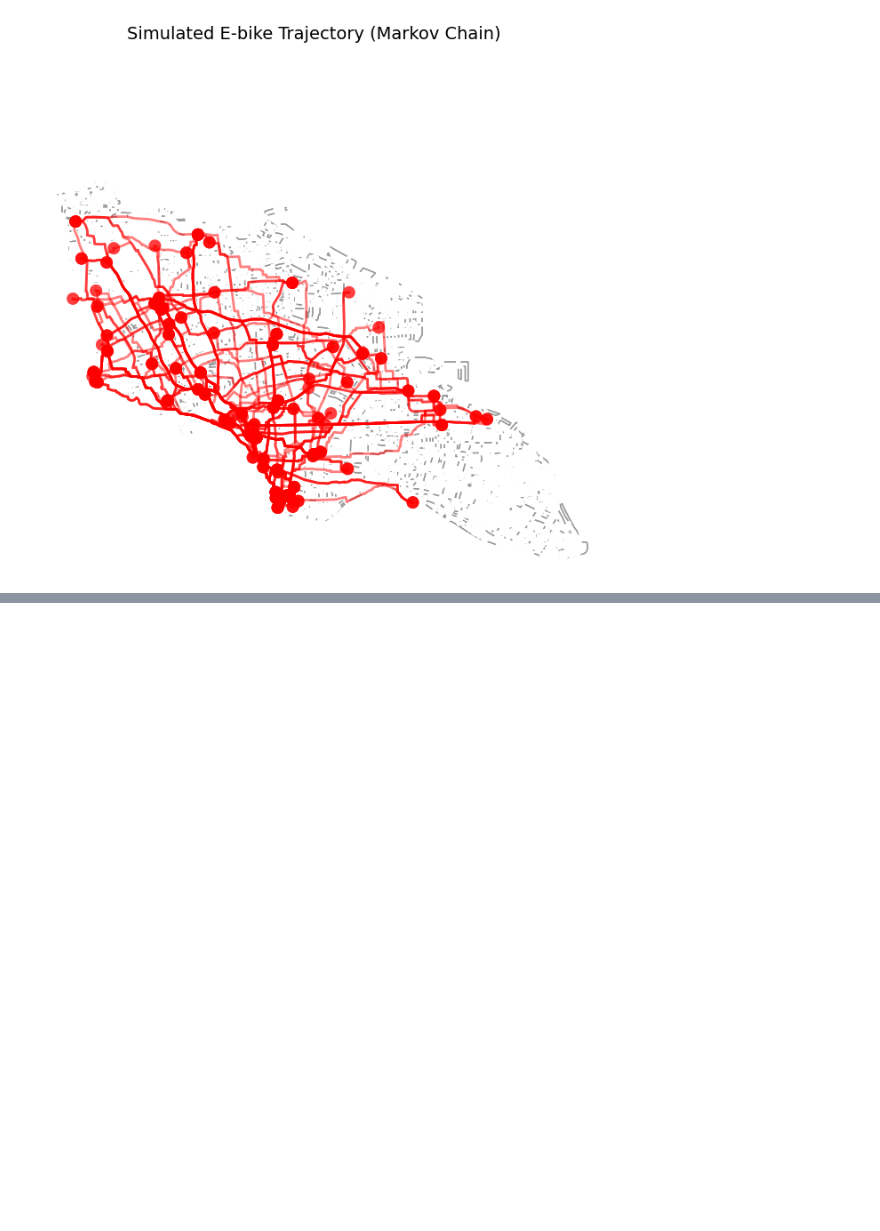
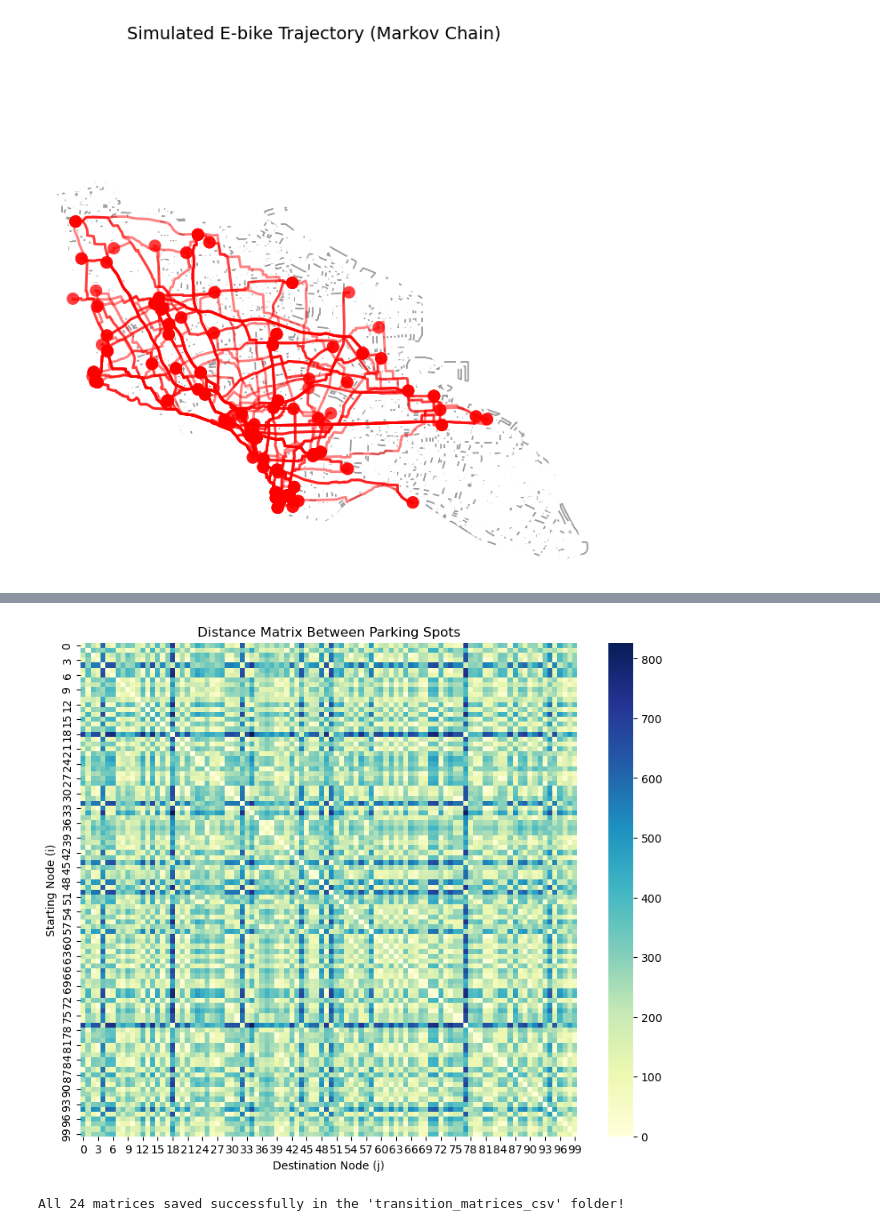
Before and after one commit to Cyl200215/Research_Optimization, a Jupyter notebook: markov_sim.ipynb, the cells around one changed output, grey strips where cells are left out. Saved outputs shown, nothing was run; the diff lists cells and outputs as text; code cells hidden in the pictures; blank space fills up the shorter version.

```diff
--- a/markov_sim.ipynb
+++ b/markov_sim.ipynb
@@ -521,0 +687,32 @@ visualize_trajectory(graph, simulation_results[('summer', 'morning_peak')]['traj
+# %%
+import matplotlib.pyplot as plt
+import seaborn as sns
+visual_distance_matrix = distance_matrix.copy()
+max_finite_distance = np.nanmax(visual_distance_matrix[visual_distance_matrix != np.inf])
+visual_distance_matrix[visual_distance_matrix == np.inf] = max_finite_distance * 1.2  # slightly larger than max real distance
+
+# Now plot
+plt.figure(figsize=(10, 8))
+sns.heatmap(visual_distance_matrix, cmap="YlGnBu")
+plt.title("Distance Matrix Between Parking Spots")
+plt.xlabel("Destination Node (j)")
+plt.ylabel("Starting Node (i)")
+plt.show()
+# %% [output]
+[figure, added]
+# %%
+import os
+
+# Create a folder to save the CSV files
+output_folder = "24_hour_transition_matrices_csv"
+os.makedirs(output_folder, exist_ok=True)  # Create folder if not exist
+
+# Save each matrix
+for hour, matrix in enumerate(transition_matrices_per_hour_stay):
+    df = pd.DataFrame(matrix)
+    file_path = os.path.join(output_folder, f"transition_matrix_hour_{hour:02d}.csv")
+    df.to_csv(file_path, index=False)
+
+print("All 24 matrices saved successfully in the 'transition_matrices_csv' folder!")
+# %% [output]
+All 24 matrices saved successfully in the 'transition_matrices_csv' folder!
```
Also changed, not shown: parts of 14 cells of this notebook, 1 other file.
